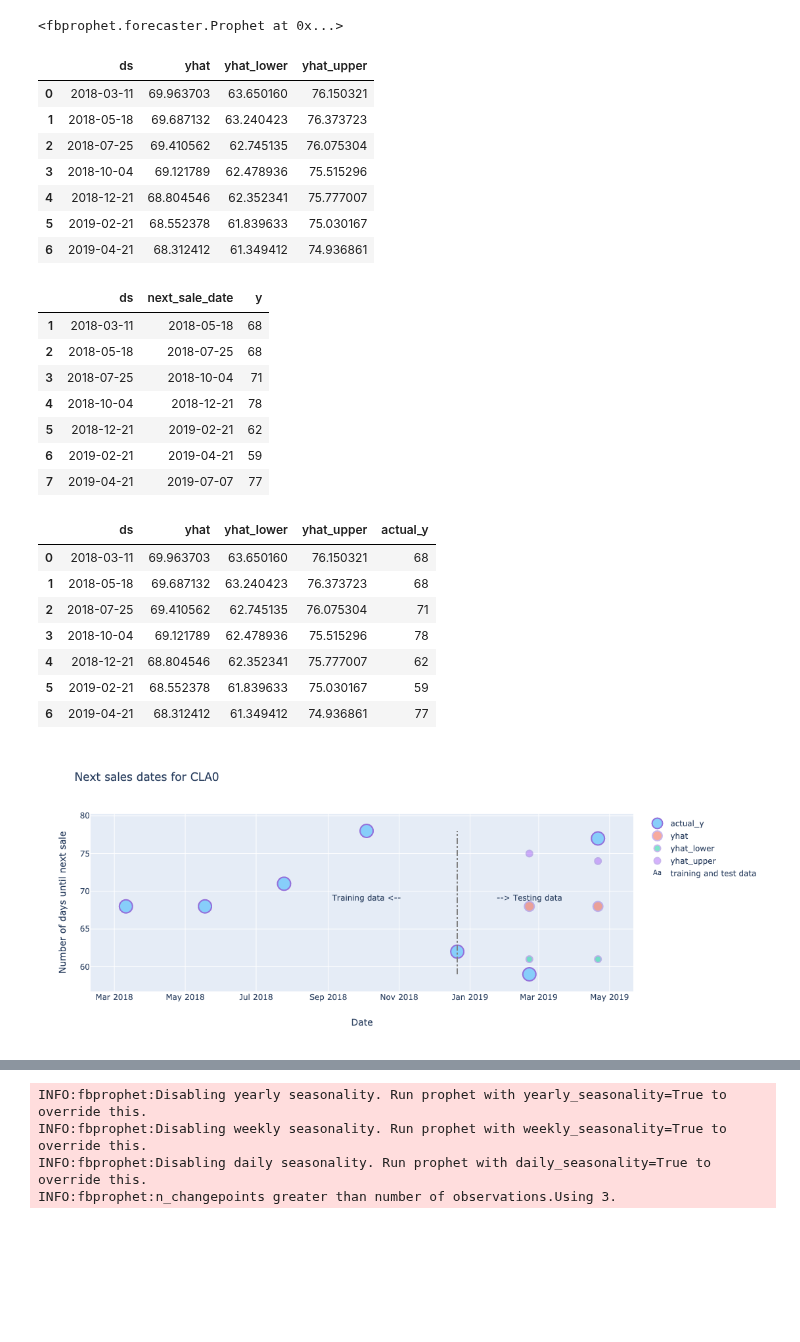
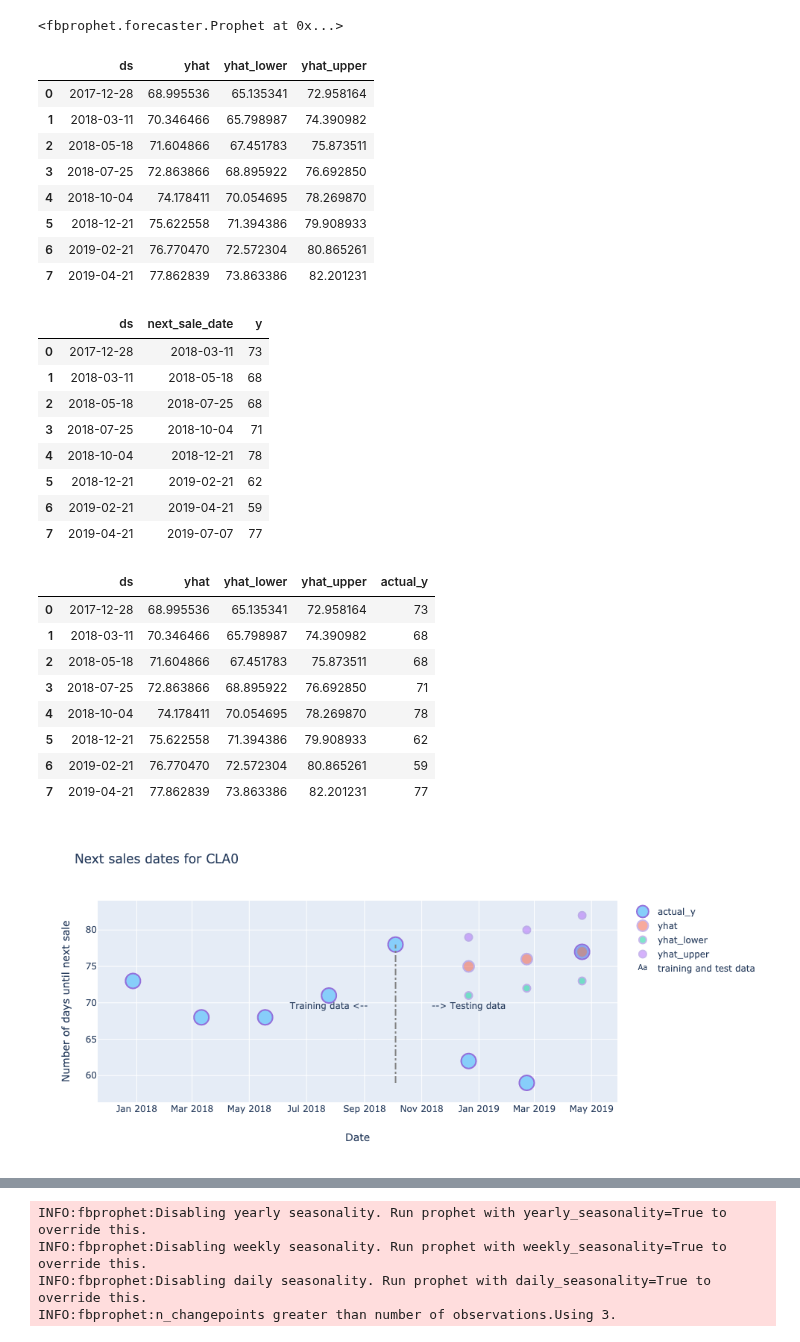
Before and after one commit to raphaelribard/Sales_forecasting, a Jupyter notebook: notebooks/2.0-rr-EDA-using-simulated-data.ipynb, the cells around one changed output, grey strips where cells are left out. Saved outputs shown, nothing was run; the diff lists cells and outputs as text; code cells hidden in the pictures; blank space fills up the shorter version.

Commit message:
Preparing the 2D errors plot

```diff
--- a/notebooks/2.0-rr-EDA-using-simulated-data.ipynb
+++ b/notebooks/2.0-rr-EDA-using-simulated-data.ipynb
@@ -76,9 +79,12 @@ from fbprophet import Prophet
 # %% [markdown]
 ## First model to predict next sale date
+# %%
+train_year='2018'
+test_year='2019'
 # %%
 def generate_next_sale_column(df):
     df['next_sale_date']=df['noisy_date'].shift(-1)
-    df.drop([0,len(df)-1],inplace=True)
+    df.drop([len(df)-1],inplace=True)
 
     # y will be the number of days until the next sale
     df['y']=(df['next_sale_date']-df['noisy_date']).dt.days.astype(int)
@@ -90,0 +108,2 @@ idx_split=int(np.floor(0.8*len(prophet_date_df)))
+# %%
+idx_split=prophet_date_df['noisy_date'][(prophet_date_df['noisy_date']>=test_year).cumsum()==1].index[0]
@@ -116,7 +141,7 @@ prophet_date_df[:idx_split]
 | 4 | 2018-10-04 | 2018-12-21 | 78 |
 | 5 | 2018-12-21 | 2019-02-21 | 62 |
 # %%
-next_sale_date_model.fit(prophet_date_df[:5])
+next_sale_date_model.fit(prophet_date_df[:idx_split-1])
 # %% [output]
 INFO:fbprophet:Disabling yearly seasonality. Run prophet with yearly_seasonality=True to override this.
 INFO:fbprophet:Disabling weekly seasonality. Run prophet with weekly_seasonality=True to override this.
@@ -129,17 +154,19 @@ next_sale_date_forecast = next_sale_date_model.predict(pd.DataFrame(prophet_date
 next_sale_date_forecast[['ds', 'yhat', 'yhat_lower', 'yhat_upper']]
 # %% [output]
 |  | ds | yhat | yhat_lower | yhat_upper |
-| 0 | 2018-03-11 | 69.963703 | 63.650160 | 76.150321 |
-| 1 | 2018-05-18 | 69.687132 | 63.240423 | 76.373723 |
-| 2 | 2018-07-25 | 69.410562 | 62.745135 | 76.075304 |
-| 3 | 2018-10-04 | 69.121789 | 62.478936 | 75.515296 |
-| 4 | 2018-12-21 | 68.804546 | 62.352341 | 75.777007 |
-| 5 | 2019-02-21 | 68.552378 | 61.839633 | 75.030167 |
-| 6 | 2019-04-21 | 68.312412 | 61.349412 | 74.936861 |
+| 0 | 2017-12-28 | 68.995536 | 65.135341 | 72.958164 |
+| 1 | 2018-03-11 | 70.346466 | 65.798987 | 74.390982 |
+| 2 | 2018-05-18 | 71.604866 | 67.451783 | 75.873511 |
+| 3 | 2018-07-25 | 72.863866 | 68.895922 | 76.692850 |
+| 4 | 2018-10-04 | 74.178411 | 70.054695 | 78.269870 |
+| 5 | 2018-12-21 | 75.622558 | 71.394386 | 79.908933 |
+| 6 | 2019-02-21 | 76.770470 | 72.572304 | 80.865261 |
+| 7 | 2019-04-21 | 77.862839 | 73.863386 | 82.201231 |
 # %%
 prophet_date_df
 # %% [output]
 |  | ds | next_sale_date | y |
+| 0 | 2017-12-28 | 2018-03-11 | 73 |
 | 1 | 2018-03-11 | 2018-05-18 | 68 |
 | 2 | 2018-05-18 | 2018-07-25 | 68 |
 | 3 | 2018-07-25 | 2018-10-04 | 71 |
@@ -153,13 +180,14 @@ next_sale_date_forecast['actual_y']=prophet_date_df['y'].values
 next_sale_date_forecast[['ds', 'yhat', 'yhat_lower', 'yhat_upper','actual_y']]
 # %% [output]
 |  | ds | yhat | yhat_lower | yhat_upper | actual_y |
-| 0 | 2018-03-11 | 69.963703 | 63.650160 | 76.150321 | 68 |
-| 1 | 2018-05-18 | 69.687132 | 63.240423 | 76.373723 | 68 |
-| 2 | 2018-07-25 | 69.410562 | 62.745135 | 76.075304 | 71 |
-| 3 | 2018-10-04 | 69.121789 | 62.478936 | 75.515296 | 78 |
-| 4 | 2018-12-21 | 68.804546 | 62.352341 | 75.777007 | 62 |
-| 5 | 2019-02-21 | 68.552378 | 61.839633 | 75.030167 | 59 |
-| 6 | 2019-04-21 | 68.312412 | 61.349412 | 74.936861 | 77 |
+| 0 | 2017-12-28 | 68.995536 | 65.135341 | 72.958164 | 73 |
+| 1 | 2018-03-11 | 70.346466 | 65.798987 | 74.390982 | 68 |
+| 2 | 2018-05-18 | 71.604866 | 67.451783 | 75.873511 | 68 |
+| 3 | 2018-07-25 | 72.863866 | 68.895922 | 76.692850 | 71 |
+| 4 | 2018-10-04 | 74.178411 | 70.054695 | 78.269870 | 78 |
+| 5 | 2018-12-21 | 75.622558 | 71.394386 | 79.908933 | 62 |
+| 6 | 2019-02-21 | 76.770470 | 72.572304 | 80.865261 | 59 |
+| 7 | 2019-04-21 | 77.862839 | 73.863386 | 82.201231 | 77 |
 # %%
 fig = go.Figure()
 
@@ -176,8 +204,8 @@ fig.add_trace(go.Scatter(x=next_sale_date_forecast['ds'],
                             mode='markers',
                         name='actual_y'))
 
-fig.add_trace(go.Scatter(x=next_sale_date_forecast['ds'][idx_split:],
-                         y=next_sale_date_forecast['yhat'][idx_split:].astype(int),
+fig.add_trace(go.Scatter(x=next_sale_date_forecast['ds'][idx_split-1:],
+                         y=next_sale_date_forecast['yhat'][idx_split-1:].astype(int),
                          opacity=0.5,
                          marker=dict(
                                     size=15,
@@ -190,8 +218,8 @@ fig.add_trace(go.Scatter(x=next_sale_date_forecast['ds'][idx_split:],
                         name='yhat'))
 
 
-fig.add_trace(go.Scatter(x=next_sale_date_forecast['ds'][idx_split:],
-                         y=next_sale_date_forecast['yhat_lower'][idx_split:].astype(int),
+fig.add_trace(go.Scatter(x=next_sale_date_forecast['ds'][idx_split-1:],
+                         y=next_sale_date_forecast['yhat_lower'][idx_split-1:].astype(int),
                          opacity=0.5,
                          marker=dict(
                                     size=10,
@@ -203,8 +231,8 @@ fig.add_trace(go.Scatter(x=next_sale_date_forecast['ds'][idx_split:],
                         mode='markers',
                         name='yhat_lower'))
 
-fig.add_trace(go.Scatter(x=next_sale_date_forecast['ds'][idx_split:],
-                         y=next_sale_date_forecast['yhat_upper'][idx_split:].astype(int),
+fig.add_trace(go.Scatter(x=next_sale_date_forecast['ds'][idx_split-1:],
+                         y=next_sale_date_forecast['yhat_upper'][idx_split-1:].astype(int),
                          opacity=0.5,
                          marker=dict(
                                     size=10,
@@ -221,40 +249,40 @@ fig.update_layout(
         # Line Vertical
         go.layout.Shape(
             type="line",
-            x0=next_sale_date_forecast['ds'][idx_split-1],
+            x0=next_sale_date_forecast['ds'][idx_split-2],
             y0=np.min(next_sale_date_forecast['actual_y']),
-            x1=next_sale_date_forecast['ds'][idx_split-1],
+            x1=next_sale_date_forecast['ds'][idx_split-2],
             y1=np.max(next_sale_date_forecast['actual_y']),
             line=dict(
                 color="grey",
                 width=2,
                 dash="dashdot"
             )
         )
     ]
 )
 
 fig.add_trace(go.Scatter(
-    x=[next_sale_date_forecast['ds'][idx_split-2],
-      next_sale_date_forecast['ds'][idx_split]],
+    x=[next_sale_date_forecast['ds'][idx_split-3],
+      next_sale_date_forecast['ds'][idx_split-1]],
     y=[np.mean(next_sale_date_forecast['actual_y']),
                np.mean(next_sale_date_forecast['actual_y'])],
     text=["Training data <--",
           "--> Testing data"],
     mode="text",
     name='training and test data'
 ))
 
 # Edit the layout
 fig.update_layout(title='Next sales dates for CLA0',
                    xaxis_title='Date',
                    yaxis_title='Number of days until next sale')
 
 
 
 fig.show()
 # %% [output]
-[figure, old version]
+[figure, new version]
 # %%
 prophet_qty_df=sales_clusters_df[sales_clusters_df.product_code=='CLA0'][['noisy_date','noisy_quantity']].copy()
 # %%
```
Also changed, not shown: parts of 18 cells of this notebook.
